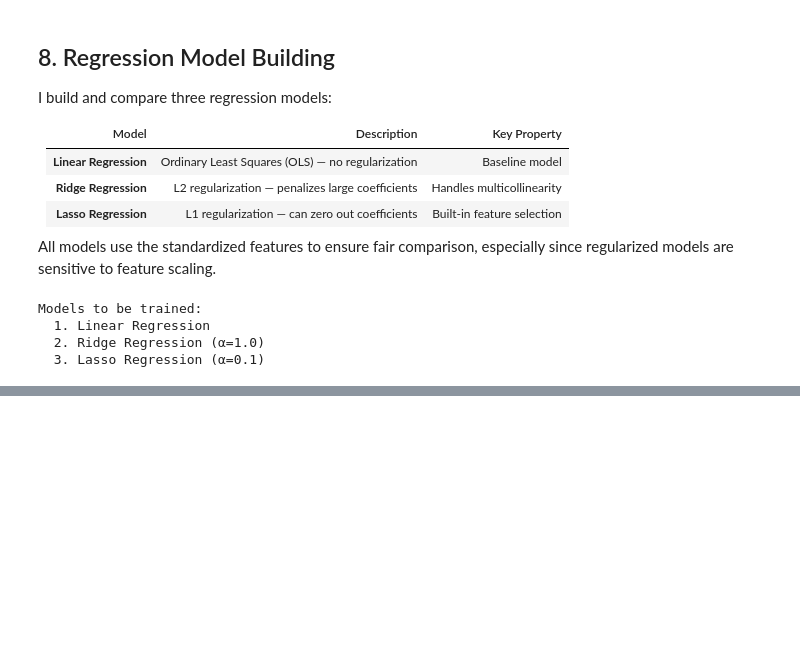
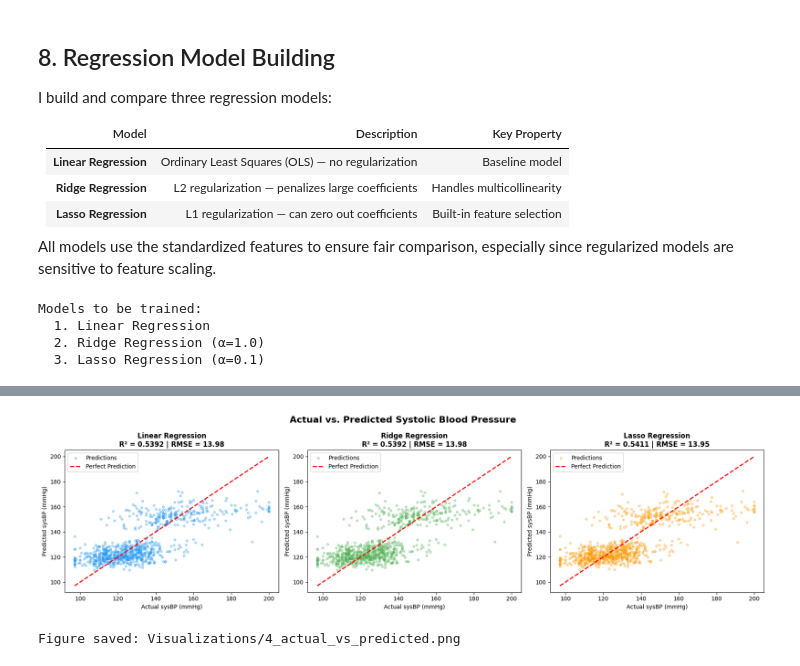
Before and after one commit to olkanth/MSCS_634_ProjectDeliverable_2, a Jupyter notebook: MSCS_634_Project_Deliverable2.ipynb, the cells around one changed output, grey strips where cells are left out. Drawn from its saved outputs; the diff is of its cells as text; code cells hidden in the pictures; blank space fills up the shorter version.

```diff
--- a/MSCS_634_Project_Deliverable2.ipynb
+++ b/MSCS_634_Project_Deliverable2.ipynb
@@ -583,0 +632,35 @@ for name, model in models.items():
+# %%
+# ============================================================
+# 9.3 Actual vs Predicted Scatter Plots
+# ============================================================
+fig, axes = plt.subplots(1, 3, figsize=(18, 5))
+axes_flat = axes.flatten()
+
+for i, (name, res) in enumerate(results.items()):
+    ax = axes_flat[i]
+    short_name = name.split('(')[0].strip()
+
+    ax.scatter(y_test, res['y_test_pred'], alpha=0.3, s=15, color=colors[i],
+               label='Predictions')
+
+    # Perfect prediction line
+    min_val = min(y_test.min(), res['y_test_pred'].min())
+    max_val = max(y_test.max(), res['y_test_pred'].max())
+    ax.plot([min_val, max_val], [min_val, max_val], 'r--', linewidth=2,
+            label='Perfect Prediction')
+
+    ax.set_xlabel('Actual sysBP (mmHg)')
+    ax.set_ylabel('Predicted sysBP (mmHg)')
+    ax.set_title(f'{short_name}\nR² = {res["test_r2"]:.4f} | RMSE = {res["rmse"]:.2f}',
+                 fontweight='bold')
+    ax.legend(loc='upper left')
+
+plt.suptitle('Actual vs. Predicted Systolic Blood Pressure',
+             fontsize=16, fontweight='bold')
+plt.tight_layout()
+plt.savefig('Visualizations/4_actual_vs_predicted.png', dpi=150, bbox_inches='tight')
+plt.show()
+print("Figure saved: Visualizations/4_actual_vs_predicted.png")
+# %% [output]
+[figure, added]
+Figure saved: Visualizations/4_actual_vs_predicted.png
```
Also changed, not shown: parts of 17 cells of this notebook.
